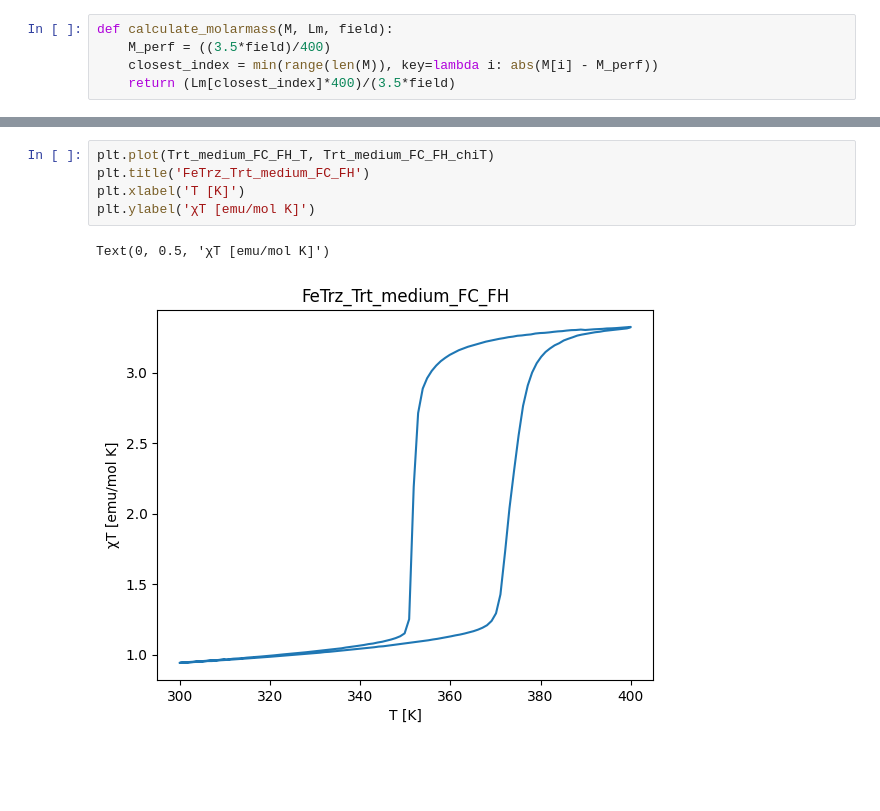
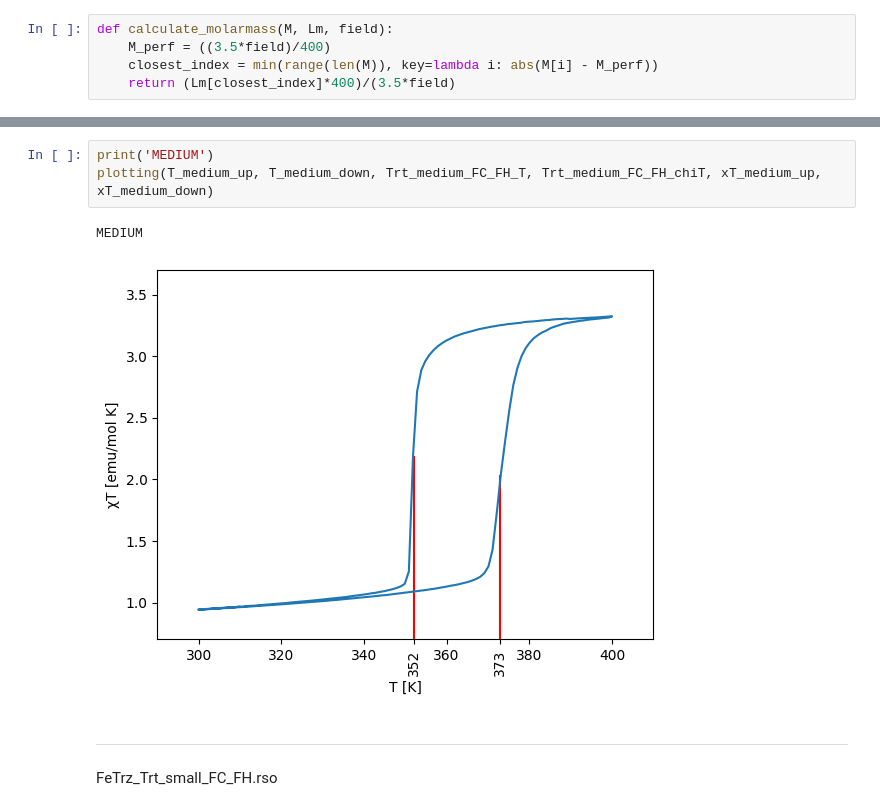
Before and after one commit to juslon73/IFJ_2023, a Jupyter notebook: spin_crossover/dane/spin_crossover.ipynb, the cells around one changed output, grey strips where cells are left out. Cells and saved outputs as stored; diff of their text form; blank space fills up the shorter version.

```diff
--- a/spin_crossover/dane/spin_crossover.ipynb
+++ b/spin_crossover/dane/spin_crossover.ipynb
@@ -93,8 +125,9 @@ Trt_medium_FC_FH_chiT, Trt_medium_FC_FH_T = clean_for_plot(Trt_medium_FC_FH_chiT
-# %%
-plt.plot(Trt_medium_FC_FH_T, Trt_medium_FC_FH_chiT)
-plt.title('FeTrz_Trt_medium_FC_FH')
-plt.xlabel('T [K]')
-plt.ylabel('χT [emu/mol K]')
-# %% [output]
-Text(0, 0.5, 'χT [emu/mol K]')
-[figure, removed]
+# %%
+print('MEDIUM')
+plotting(T_medium_up, T_medium_down, Trt_medium_FC_FH_T, Trt_medium_FC_FH_chiT, xT_medium_up, xT_medium_down)
+# %% [output]
+MEDIUM
+[figure, added]
+# %% [markdown]
+_________________________
+FeTrz_Trt_small_FC_FH.rso
```
Also changed, not shown: parts of 14 cells of this notebook, 2 other files.
